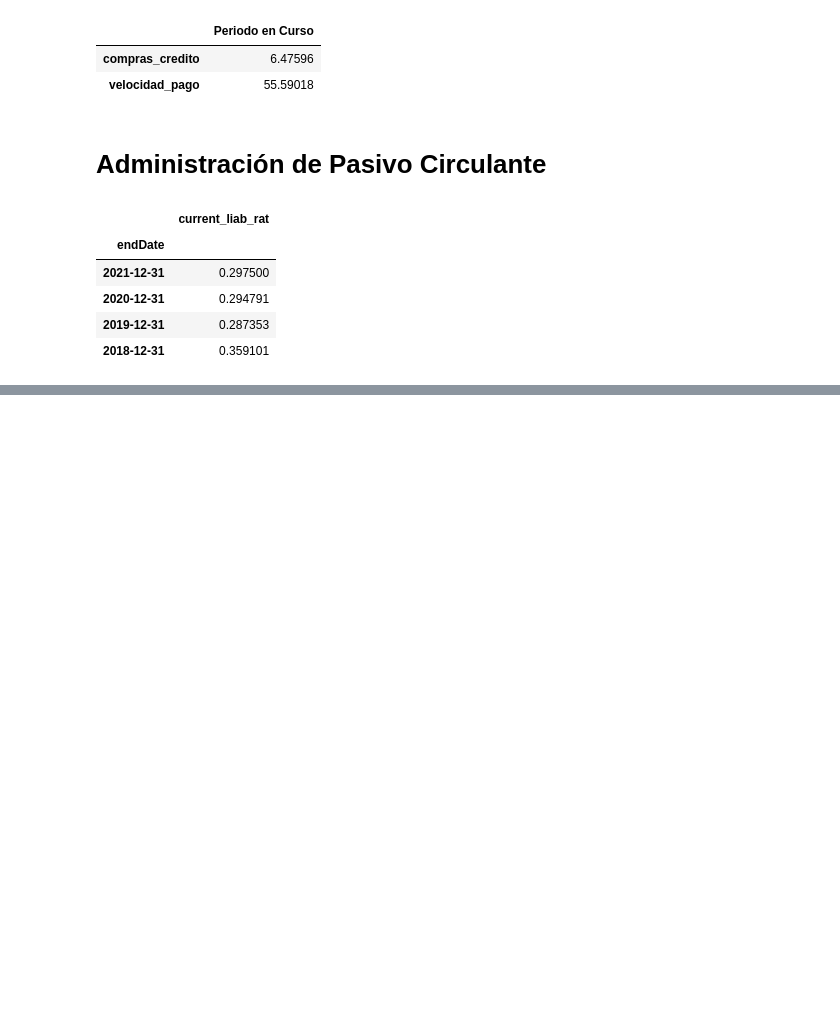
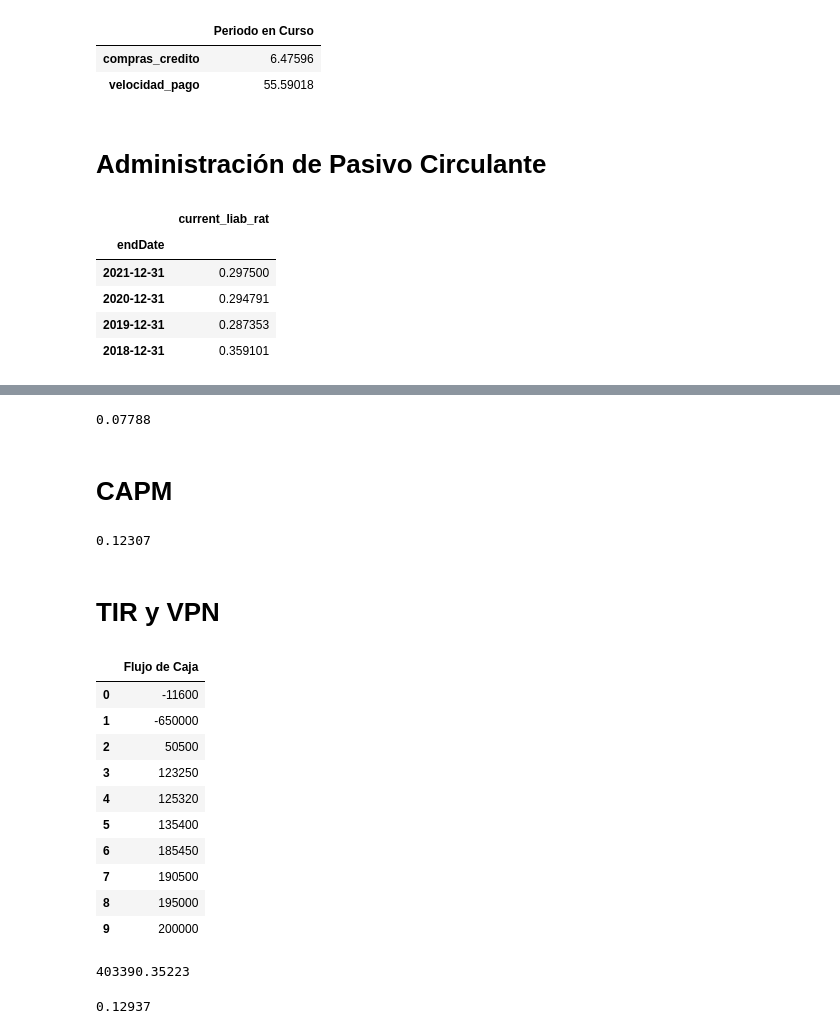
Before and after one commit to lorenzo1285/Analisis_Fianaciero, a Jupyter notebook: Cash_convertion_cycle.ipynb, the cells around one changed output, grey strips where cells are left out. Drawn from its saved outputs; the diff is of its cells as text; code cells hidden in the pictures; blank space fills up the shorter version.

```diff
--- a/Cash_convertion_cycle.ipynb
+++ b/Cash_convertion_cycle.ipynb
@@ -267,0 +332,6 @@ current_liab_rat.to_frame(name='current_liab_rat')
+# %%
+WACC('IBM')
+# %% [output]
+0.07788
+# %% [markdown]
+# CAPM
@@ -267,0 +371,23 @@ current_liab_rat.to_frame(name='current_liab_rat')
+# %%
+CAPM('ibm')
+# %% [output]
+0.12307
+# %% [markdown]
+# TIR y VPN
+# %%
+datos = {'Flujo de Caja': [-11600,-650000,50500,123250,125320,135400,
+                           185450,190500,195000,200000]}
+df = pd.DataFrame(data= datos)
+df
+# %% [output]
+|  | Flujo de Caja |
+| 0 | -11600 |
+| 1 | -650000 |
+| 2 | 50500 |
+| 3 | 123250 |
+| 4 | 125320 |
+| 5 | 135400 |
+| 6 | 185450 |
+| 7 | 190500 |
+| 8 | 195000 |
+| 9 | 200000 |
@@ -267,0 +397,10 @@ current_liab_rat.to_frame(name='current_liab_rat')
+# %%
+VPN = npf.pv(fv=c, rate=wacc, nper=n, pmt=0, when='end')
+VPN.round(5)
+# %% [output]
+403390.35223
+# %%
+TIR = round(npf.irr(df['Flujo de Caja']), 5)
+TIR
+# %% [output]
+0.12937
```
Also changed, not shown: parts of 8 cells of this notebook.
